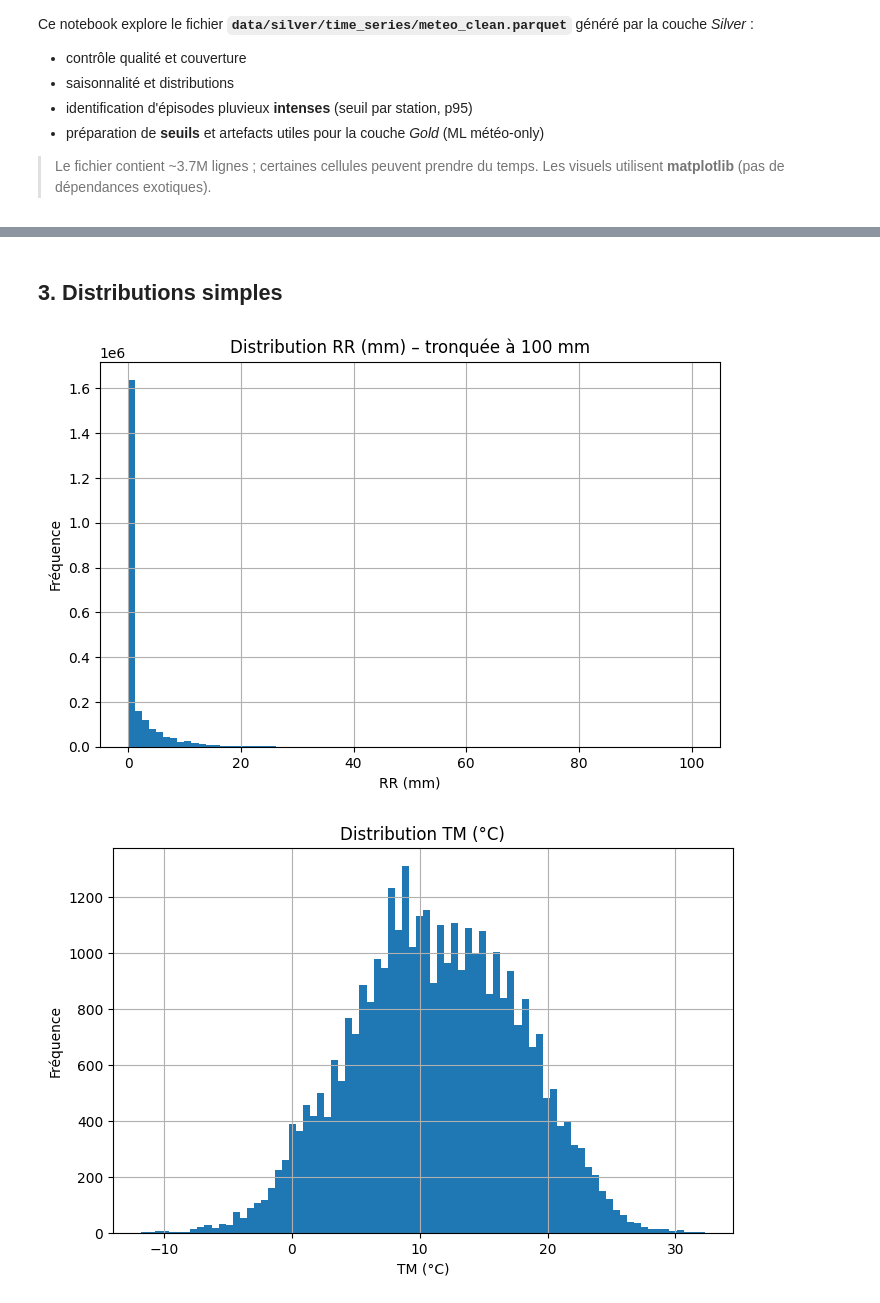
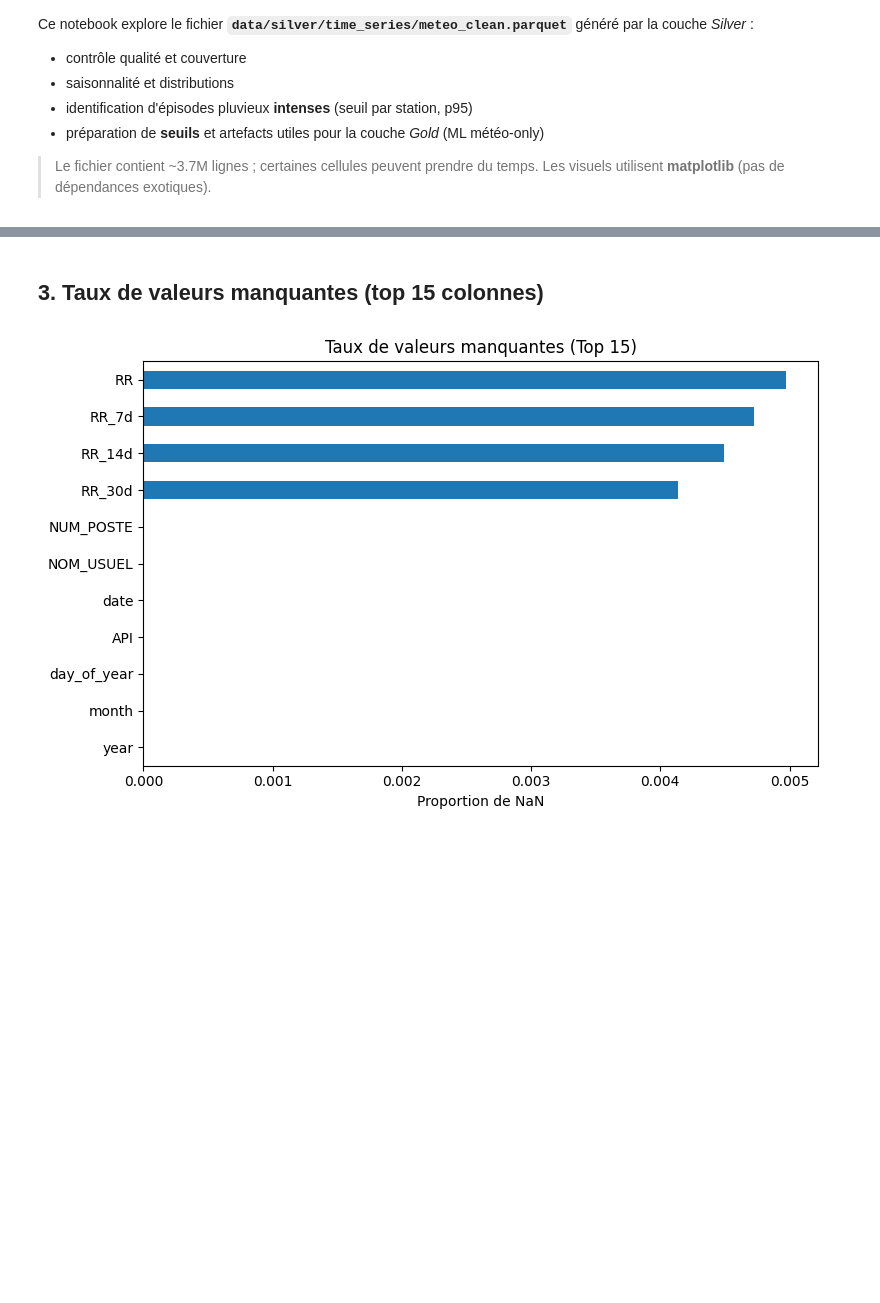
Before and after one commit to brillant972/EFREI_M2-Hackathon, a Jupyter notebook: scripts/EDA_meteo_IDF.ipynb, the cells around one changed output, grey strips where cells are left out. Saved outputs shown, nothing was run; the diff lists cells and outputs as text; code cells hidden in the pictures; blank space fills up the shorter version.

```diff
--- a/scripts/EDA_meteo_IDF.ipynb
+++ b/scripts/EDA_meteo_IDF.ipynb
@@ -133,25 +74,13 @@ Doublons (NUM_POSTE,date): 0
 # %% [markdown]
-## 3. Distributions simples
+## 3. Taux de valeurs manquantes (top 15 colonnes)
 # %%
+na_ratio = df.isna().mean().sort_values(ascending=False).head(15)
 
-# Histogrammes simples (RR, TM, TX) - ATTENTION aux queues épaisses
-fig, ax = plt.subplots(figsize=(8,5))
-df["RR"].dropna().clip(upper=100).hist(bins=80, ax=ax)
-ax.set_title("Distribution RR (mm) – tronquée à 100 mm")
-ax.set_xlabel("RR (mm)"); ax.set_ylabel("Fréquence")
+plt.figure(figsize=(8,5))
+na_ratio[::-1].plot(kind="barh")
+plt.title("Taux de valeurs manquantes (Top 15)")
+plt.xlabel("Proportion de NaN")
+plt.tight_layout()
 plt.show()
-
-fig, ax = plt.subplots(figsize=(8,5))
-df["TM"].dropna().hist(bins=80, ax=ax)
-ax.set_title("Distribution TM (°C)")
-ax.set_xlabel("TM (°C)"); ax.set_ylabel("Fréquence")
-plt.show()
-
-fig, ax = plt.subplots(figsize=(8,5))
-df["TX"].dropna().hist(bins=80, ax=ax)
-ax.set_title("Distribution TX (°C)")
-ax.set_xlabel("TX (°C)"); ax.set_ylabel("Fréquence")
-plt.show()
 # %% [output]
-[figure, old version]
+[figure, new version]
-[figure, removed]
```
Also changed, not shown: parts of 26 cells of this notebook, 4 other files.
